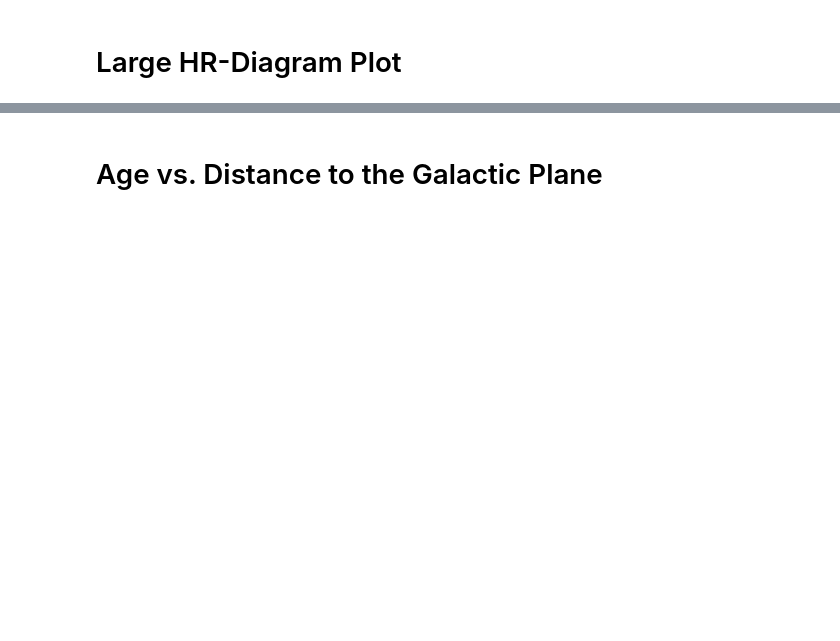
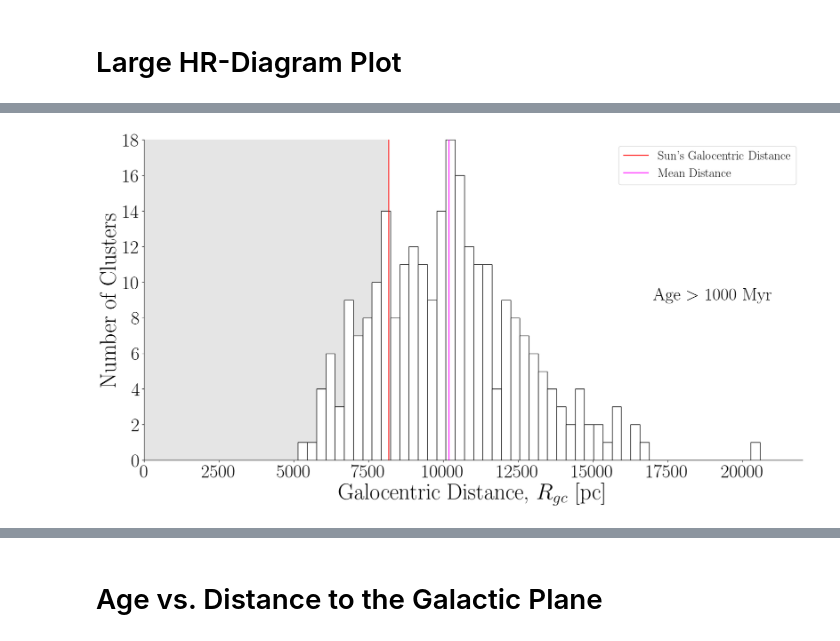
Before and after one commit to OwenJohnsons/Final_Year_Project, a Jupyter notebook: Code/final_plots.ipynb, the cells around one changed output, grey strips where cells are left out. Drawn from its saved outputs; the diff is of its cells as text; code cells hidden in the pictures; blank space fills up the shorter version.

```diff
--- a/Code/final_plots.ipynb
+++ b/Code/final_plots.ipynb
@@ -202,0 +263,9 @@ plt.hist(bossini_age, bins = 20, facecolor = 'None', edgecolor = 'black')
+# %%
+# --- Loading Observed Data ---
+observed_red = observed[observed['Rgc'] > 0]
+print(observed_red.head())
+obsr_Rgc = observed_red['Rgc']; obsr_Age = observed_red['Age']
+
+
+cantant_GD = cantant_gaudin_et_al['Rgc'][agemask]
+cantant_Age = cantant_gaudin_et_al['AgeNN'][agemask]
@@ -202,0 +283,23 @@ plt.hist(bossini_age, bins = 20, facecolor = 'None', edgecolor = 'black')
+# %%
+plt.figure(figsize=(20, 10))
+plt.hist(cantant_GD, bins = 50, facecolor = 'white', edgecolor = 'k', zorder = 3)
+plt.ylabel('Number of Clusters', fontsize = 38); plt.xlabel('Galocentric Distance, $R_{gc}$ [pc]', fontsize = 38)
+plt.axvline(8180, linestyle = '-', color = 'red', label = 'Sun\'s Galocentric Distance', zorder = 3)
+plt.axvline(cantant_GD.mean(), color = 'fuchsia', label = 'Mean Distance', zorder = 3)
+plt.axvspan(0, 8180, color = 'k', alpha = 0.1, zorder = 0)
+plt.xlim(0, 22000)
+
+plt.xticks(fontsize = 32)
+plt.yticks(fontsize = 32)
+plt.annotate('Age $>$ 1000 Myr', (17000, 9), fontsize = 30)
+plt.legend(prop={'size': 21})
+# plt.yaxis.set_major_locator(MaxNLocator(integer=True))
+plt.ylim(0, 18)
+plt.savefig('plots/opencluster_distribution.png')
+plt.show()
+
+
+# len(cantant_GD[cantant_GD < 8180])
+# plt.hist(cantant_Age[cantant_GD < 8180])
+# %% [output]
+[figure, added]
```
Also changed, not shown: parts of 34 cells of this notebook, 28 other files.
